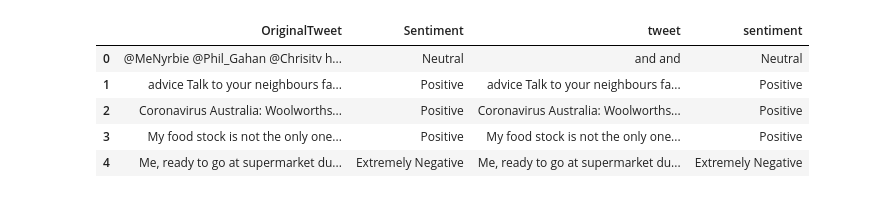
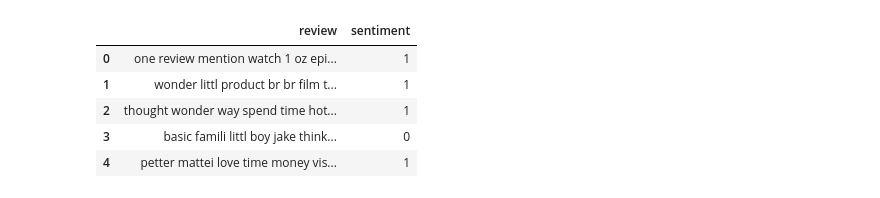
Before and after one commit to 3nws/twitter-text-classification, a Jupyter notebook: xgboost_main.ipynb, the cells around one changed output. Saved outputs shown, nothing was run; the diff lists cells and outputs as text; code cells hidden in the pictures.

```diff
--- a/xgboost_main.ipynb
+++ b/xgboost_main.ipynb
@@ -16,28 +17,21 @@ import preprocessor as p
-# %%
-
-# importing the dataset
-# DATASET_COLUMNS  = ["sentiment", "ids", "date", "flag", "user", "tweet"]
-DATASET_ENCODING = "ISO-8859-1"
-# dataset = pd.read_csv('./training.1600000.processed.noemoticon.csv', delimiter=',', encoding=DATASET_ENCODING , names=DATASET_COLUMNS)
-
-dataset = pd.read_csv('./Corona_NLP_train.csv', delimiter=',', encoding=DATASET_ENCODING)
-
-# removing the unnecessary columns and duplicates
-dataset = dataset[['OriginalTweet', 'Sentiment']]
-
-dataset = dataset.drop_duplicates()
-
-token = RegexpTokenizer(r'[a-zA-Z0-9]+')
-
-# tokenizing and stemming
-dataset['tweet'] = dataset['OriginalTweet'].apply(p.clean)
-dataset['sentiment'] = dataset['Sentiment']
-
-dataset.head()
-# %% [output]
-|  | OriginalTweet | Sentiment | tweet | sentiment |
-| 0 | @MeNyrbie @Phil_Gahan @Chrisitv h... | Neutral | and and | Neutral |
-| 1 | advice Talk to your neighbours fa... | Positive | advice Talk to your neighbours fa... | Positive |
-| 2 | Coronavirus Australia: Woolworths... | Positive | Coronavirus Australia: Woolworths... | Positive |
-| 3 | My food stock is not the only one... | Positive | My food stock is not the only one... | Positive |
-| 4 | Me, ready to go at supermarket du... | Extremely Negative | Me, ready to go at supermarket du... | Extremely Negative |
+# %%
+
+# dataset_dir = 'sentiment140'
+dataset_dir = 'imdb'
+# dataset_dir = 'coronaNLP'
+
+# n_gram = (1, 1)
+# n_gram = (1, 2)
+n_gram = (2, 2)
+
+# importing the processed dataframe
+df = joblib.load(f'./dataframes/df_{dataset_dir}.pkl')
+
+df.head()
+# %% [output]
+|  | review | sentiment |
+| 0 | one review mention watch 1 oz epi... | 1 |
+| 1 | wonder littl product br br film t... | 1 |
+| 2 | thought wonder way spend time hot... | 1 |
+| 3 | basic famili littl boy jake think... | 0 |
+| 4 | petter mattei love time money vis... | 1 |
```
Also changed, not shown: parts of 14 cells of this notebook, 19 other files.
